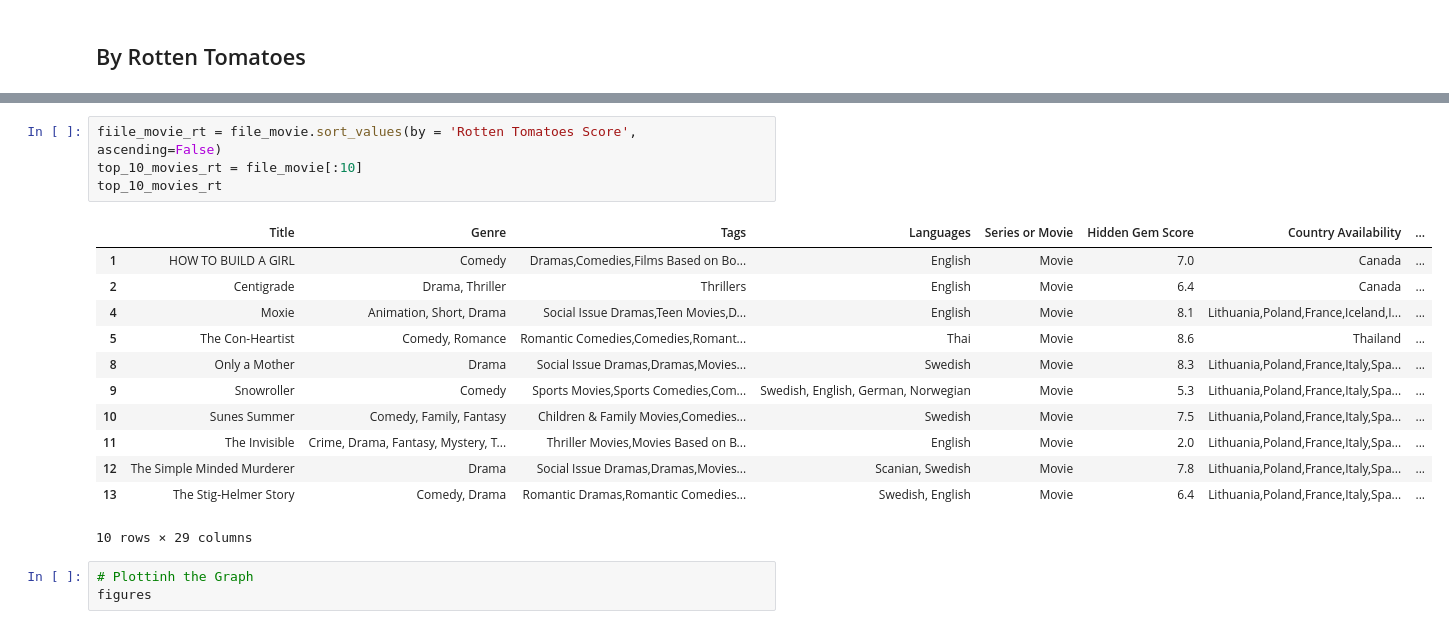
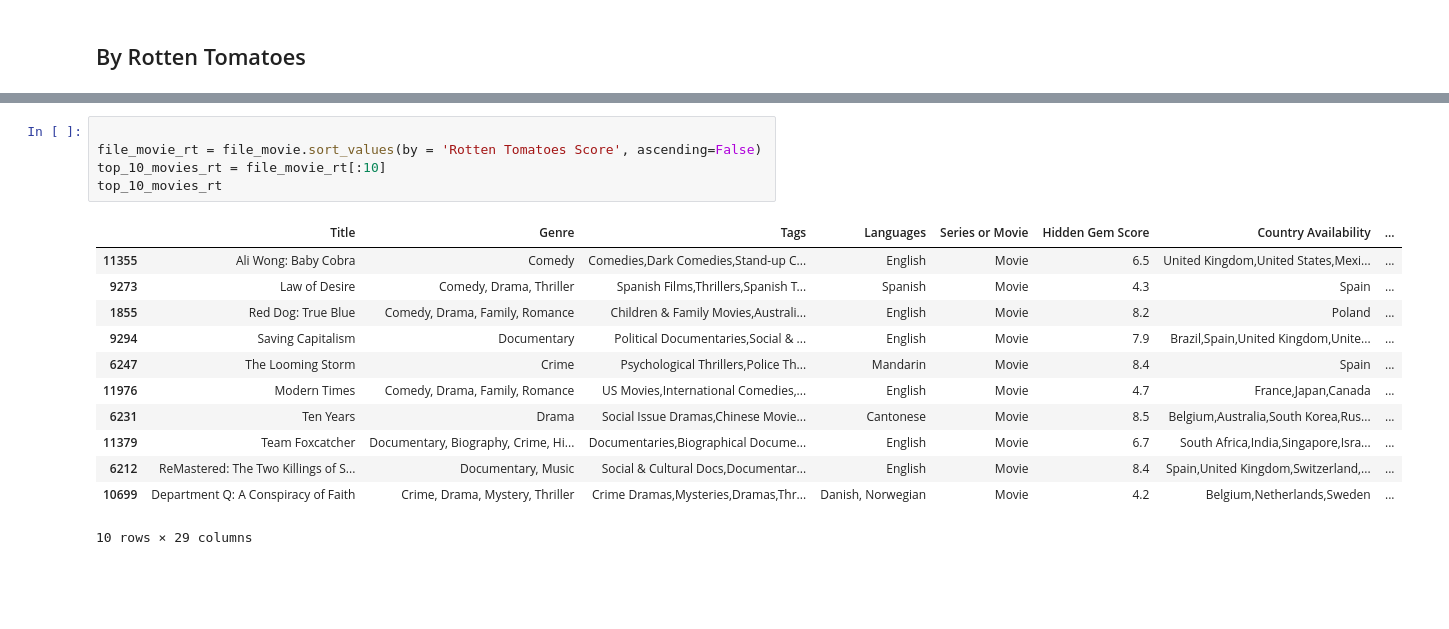
Before and after one commit to KunalSharma2001/Exploratory-data-analysis-EDA-, a Jupyter notebook: Netflix EDA/Netflix Data Analysis (EDA).ipynb, the cells around one changed output, grey strips where cells are left out. Saved outputs shown, nothing was run; the diff lists cells and outputs as text; blank space fills up the shorter version.

```diff
--- a/Netflix EDA/Netflix Data Analysis (EDA).ipynb
+++ b/Netflix EDA/Netflix Data Analysis (EDA).ipynb
@@ -392,20 +407,18 @@ plt.show()
 # %%
-fiile_movie_rt = file_movie.sort_values(by = 'Rotten Tomatoes Score', ascending=False)
-top_10_movies_rt = file_movie[:10]
+
+file_movie_rt = file_movie.sort_values(by = 'Rotten Tomatoes Score', ascending=False)
+top_10_movies_rt = file_movie_rt[:10]
 top_10_movies_rt
 # %% [output]
 |  | Title | Genre | Tags | Languages | Series or Movie | Hidden Gem Score | Country Availability | ... |
-| 1 | HOW TO BUILD A GIRL | Comedy | Dramas,Comedies,Films Based on Bo... | English | Movie | 7.0 | Canada | ... |
-| 2 | Centigrade | Drama, Thriller | Thrillers | English | Movie | 6.4 | Canada | ... |
-| 4 | Moxie | Animation, Short, Drama | Social Issue Dramas,Teen Movies,D... | English | Movie | 8.1 | Lithuania,Poland,France,Iceland,I... | ... |
-| 5 | The Con-Heartist | Comedy, Romance | Romantic Comedies,Comedies,Romant... | Thai | Movie | 8.6 | Thailand | ... |
-| 8 | Only a Mother | Drama | Social Issue Dramas,Dramas,Movies... | Swedish | Movie | 8.3 | Lithuania,Poland,France,Italy,Spa... | ... |
-| 9 | Snowroller | Comedy | Sports Movies,Sports Comedies,Com... | Swedish, English, German, Norwegian | Movie | 5.3 | Lithuania,Poland,France,Italy,Spa... | ... |
-| 10 | Sunes Summer | Comedy, Family, Fantasy | Children & Family Movies,Comedies... | Swedish | Movie | 7.5 | Lithuania,Poland,France,Italy,Spa... | ... |
-| 11 | The Invisible | Crime, Drama, Fantasy, Mystery, T... | Thriller Movies,Movies Based on B... | English | Movie | 2.0 | Lithuania,Poland,France,Italy,Spa... | ... |
-| 12 | The Simple Minded Murderer | Drama | Social Issue Dramas,Dramas,Movies... | Scanian, Swedish | Movie | 7.8 | Lithuania,Poland,France,Italy,Spa... | ... |
-| 13 | The Stig-Helmer Story | Comedy, Drama | Romantic Dramas,Romantic Comedies... | Swedish, English | Movie | 6.4 | Lithuania,Poland,France,Italy,Spa... | ... |
+| 11355 | Ali Wong: Baby Cobra | Comedy | Comedies,Dark Comedies,Stand-up C... | English | Movie | 6.5 | United Kingdom,United States,Mexi... | ... |
+| 9273 | Law of Desire | Comedy, Drama, Thriller | Spanish Films,Thrillers,Spanish T... | Spanish | Movie | 4.3 | Spain | ... |
+| 1855 | Red Dog: True Blue | Comedy, Drama, Family, Romance | Children & Family Movies,Australi... | English | Movie | 8.2 | Poland | ... |
+| 9294 | Saving Capitalism | Documentary | Political Documentaries,Social & ... | English | Movie | 7.9 | Brazil,Spain,United Kingdom,Unite... | ... |
+| 6247 | The Looming Storm | Crime | Psychological Thrillers,Police Th... | Mandarin | Movie | 8.4 | Spain | ... |
+| 11976 | Modern Times | Comedy, Drama, Family, Romance | US Movies,International Comedies,... | English | Movie | 4.7 | France,Japan,Canada | ... |
+| 6231 | Ten Years | Drama | Social Issue Dramas,Chinese Movie... | Cantonese | Movie | 8.5 | Belgium,Australia,South Korea,Rus... | ... |
+| 11379 | Team Foxcatcher | Documentary, Biography, Crime, Hi... | Documentaries,Biographical Docume... | English | Movie | 6.7 | South Africa,India,Singapore,Isra... | ... |
+| 6212 | ReMastered: The Two Killings of S... | Documentary, Music | Social & Cultural Docs,Documentar... | English | Movie | 8.4 | Spain,United Kingdom,Switzerland,... | ... |
+| 10699 | Department Q: A Conspiracy of Faith | Crime, Drama, Mystery, Thriller | Crime Dramas,Mysteries,Dramas,Thr... | Danish, Norwegian | Movie | 4.2 | Belgium,Netherlands,Sweden | ... |
 10 rows × 29 columns
-# %%
-# Plottinh the Graph
-figures
```
Also changed, not shown: parts of 8 cells of this notebook.
